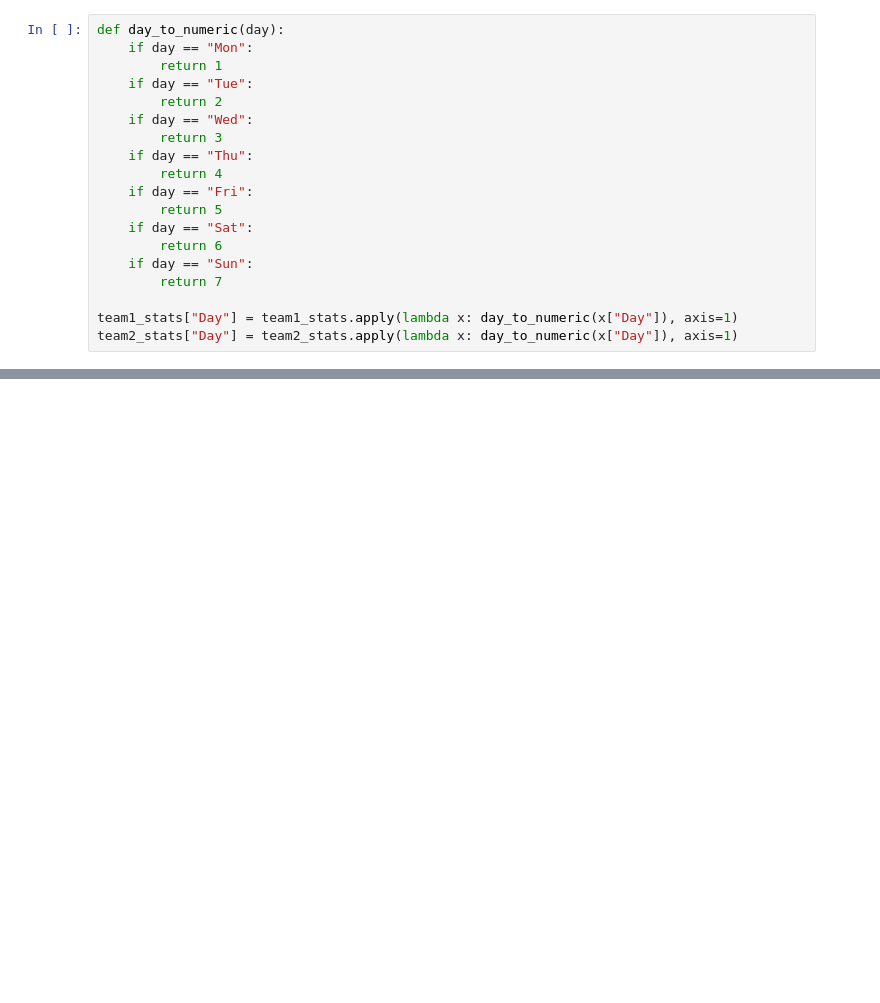
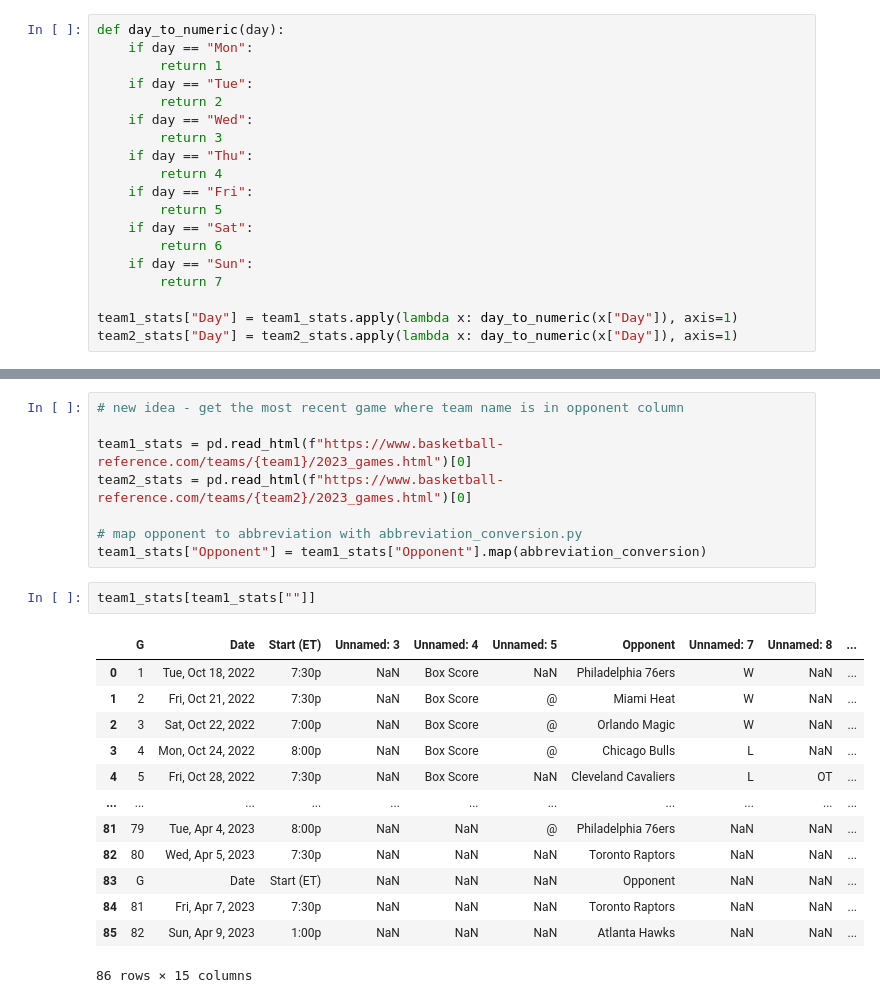
Before and after one commit to abzdel/NBA_Over_Under_Prediction_App, a Jupyter notebook: experiments.ipynb, the cells around one changed output, grey strips where cells are left out. Cells and saved outputs as stored; diff of their text form; blank space fills up the shorter version.

```diff
--- a/experiments.ipynb
+++ b/experiments.ipynb
@@ -161,0 +196,24 @@ team1_stats
+# %%
+# new idea - get the most recent game where team name is in opponent column
+
+team1_stats = pd.read_html(f"https://www.basketball-reference.com/teams/{team1}/2023_games.html")[0]
+team2_stats = pd.read_html(f"https://www.basketball-reference.com/teams/{team2}/2023_games.html")[0]
+
+# map opponent to abbreviation with abbreviation_conversion.py
+team1_stats["Opponent"] = team1_stats["Opponent"].map(abbreviation_conversion)
+# %%
+team1_stats[team1_stats[""]]
+# %% [output]
+|  | G | Date | Start (ET) | Unnamed: 3 | Unnamed: 4 | Unnamed: 5 | Opponent | Unnamed: 7 | Unnamed: 8 | ... |
+| 0 | 1 | Tue, Oct 18, 2022 | 7:30p | NaN | Box Score | NaN | Philadelphia 76ers | W | NaN | ... |
+| 1 | 2 | Fri, Oct 21, 2022 | 7:30p | NaN | Box Score | @ | Miami Heat | W | NaN | ... |
+| 2 | 3 | Sat, Oct 22, 2022 | 7:00p | NaN | Box Score | @ | Orlando Magic | W | NaN | ... |
+| 3 | 4 | Mon, Oct 24, 2022 | 8:00p | NaN | Box Score | @ | Chicago Bulls | L | NaN | ... |
+| 4 | 5 | Fri, Oct 28, 2022 | 7:30p | NaN | Box Score | NaN | Cleveland Cavaliers | L | OT | ... |
+| ... | ... | ... | ... | ... | ... | ... | ... | ... | ... | ... |
+| 81 | 79 | Tue, Apr 4, 2023 | 8:00p | NaN | NaN | @ | Philadelphia 76ers | NaN | NaN | ... |
+| 82 | 80 | Wed, Apr 5, 2023 | 7:30p | NaN | NaN | NaN | Toronto Raptors | NaN | NaN | ... |
+| 83 | G | Date | Start (ET) | NaN | NaN | NaN | Opponent | NaN | NaN | ... |
+| 84 | 81 | Fri, Apr 7, 2023 | 7:30p | NaN | NaN | NaN | Toronto Raptors | NaN | NaN | ... |
+| 85 | 82 | Sun, Apr 9, 2023 | 1:00p | NaN | NaN | NaN | Atlanta Hawks | NaN | NaN | ... |
+86 rows × 15 columns
```
Also changed, not shown: parts of 15 cells of this notebook, 10 other files.
